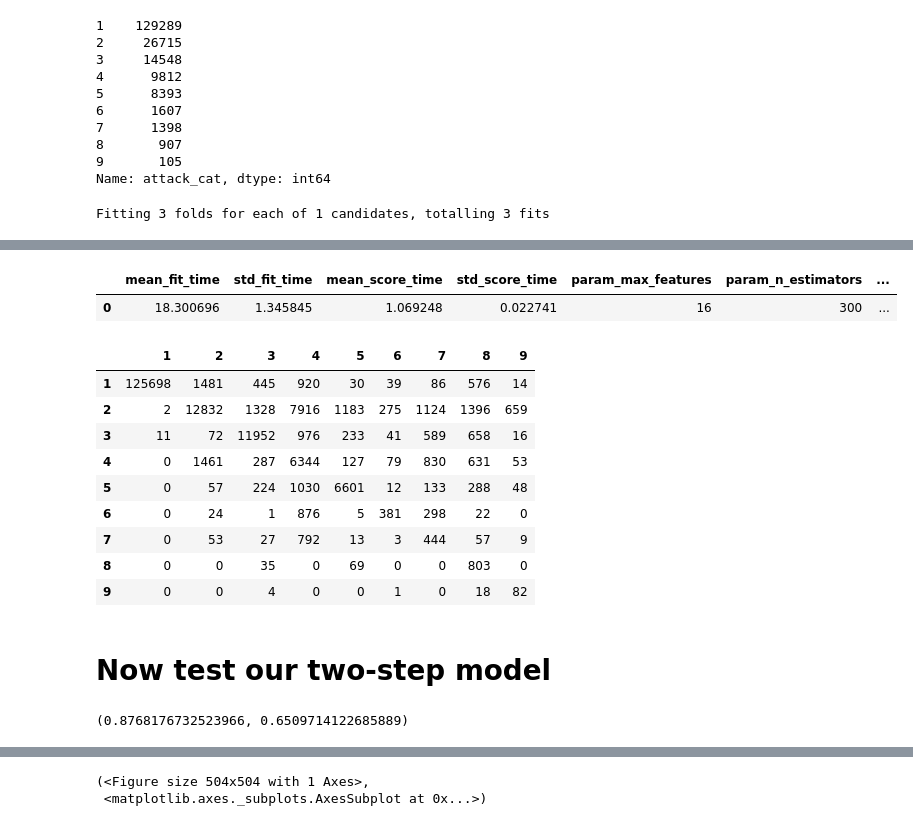
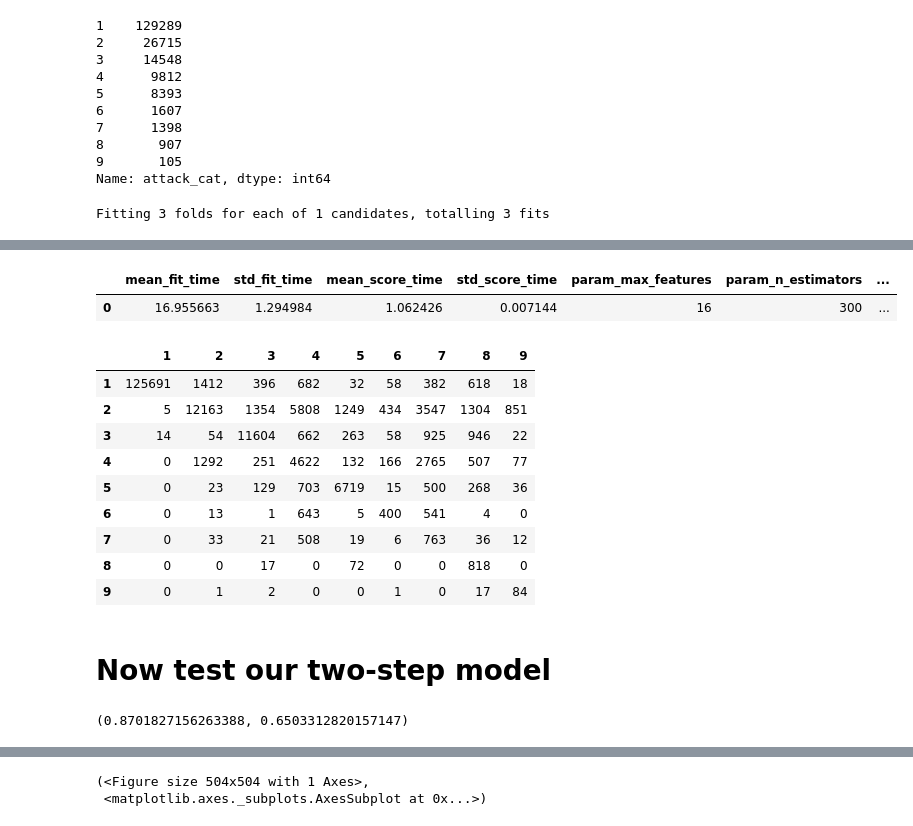
Before and after one commit to j-carson/ml-nids, a Jupyter notebook: src/RandomForestOneThenTen.ipynb, the cells around one changed output, grey strips where cells are left out. Cells and saved outputs as stored; diff of their text form; code cells hidden in the pictures.

```diff
--- a/src/RandomForestOneThenTen.ipynb
+++ b/src/RandomForestOneThenTen.ipynb
@@ -62,0 +65,12 @@ The best random forest from the attack/no-attack case
+# %%
+# The data is so imbalanced, we can
+# throw out half the normal data with no loss of
+# model quality, makes notebook run faster
+normal = df.query('label == 0')
+rows = normal.shape[0]
+rows //= 2
+half_normal = resample(normal, replace=False, n_samples=rows )
+
+attack = df.query('label == 1')
+df = pd.concat([attack, half_normal], axis=0)
+df.shape
@@ -138,35 +157,28 @@ def my_resampler(X, y):
     df = pd.DataFrame(data=np.hstack([y.reshape(-1,1),X]))
 
     value_counts = df.iloc[:,0].value_counts()
-    min_size = int(value_counts.median())
-    max_size = int(1.5 * min_size)
-    max_increase = 40
+    target_size = int(value_counts.median())
+    max_increase = 30
 
     dfs = []
     for label,count in zip(value_counts.index,value_counts.values):
         rows = (df.iloc[:,0] == label)
         subset = df.loc[rows,:]
 
-        if count < min_size:
-            new_size = min_size
-            # don't increase by more than 40X (worms!)
+        if count < target_size:
+            new_size = target_size
+
+            # don't increase by more than max_increase times (worms!)
             if (new_size / count) > max_increase:
                 new_size = count * max_increase
-            # we already did sampling with replacement at the
-            # BaggingClassifier level so only replace here
-            # because we need to upsample
+
             subset = resample(subset,
                               n_samples=new_size,
                               replace=True)
-        elif count > max_size:
-            subset = resample(subset,
-                              n_samples=max_size,
-                              replace=True)
         else:
             subset = resample(subset,
-                             n_samples=count,
+                             n_samples=target_size,
                              replace=True)
-
         dfs.append(subset)
 
     new_df = pd.concat(dfs, axis=0, ignore_index=True)
@@ -212,17 +225,19 @@ Name: attack_cat, dtype: int64
 pipe = imb_make_pipeline(
     FunctionSampler(my_resampler),
     DecisionTreeClassifier(max_depth=7)
+            # TODO: baggingclassifier class doesn't take keywords for grid searching
+            # on the base_estimator hyperparameters. I'm definitely getting better results
+            # by resampling on each tree than once per forest, but grid searching is a pain
+            # need to decompose the pipeline one more time via manual cross_val_score calls
+            # and properly tune my trees
 )
 
-# delete the other options once I know how the
-# grid search turned out so that I don't have to rerun
-# all the models next time
 n_estimators = [ 300 ]
 max_features = [ 16 ]
 
 param_grid = {
     'n_estimators':n_estimators,
-    'max_features':max_features
+    'max_features':max_features,
 }
 clf = BaggingClassifier( base_estimator=pipe,
                         n_jobs=-1,
@@ -247,20 +262,20 @@ Fitting 3 folds for each of 1 candidates, totalling 3 fits
 |  | mean_fit_time | std_fit_time | mean_score_time | std_score_time | param_max_features | param_n_estimators | ... |
-| 0 | 18.300696 | 1.345845 | 1.069248 | 0.022741 | 16 | 300 | ... |
+| 0 | 16.955663 | 1.294984 | 1.062426 | 0.007144 | 16 | 300 | ... |
 # %%
 y_pred = best.predict(X2)
 cm = confusion_matrix(y2, y_pred)
 pd.DataFrame(cm, index=best.best_estimator_.classes_, columns=best.best_estimator_.classes_)
 # %% [output]
 |  | 1 | 2 | 3 | 4 | 5 | 6 | 7 | 8 | 9 |
-| 1 | 125698 | 1481 | 445 | 920 | 30 | 39 | 86 | 576 | 14 |
-| 2 | 2 | 12832 | 1328 | 7916 | 1183 | 275 | 1124 | 1396 | 659 |
-| 3 | 11 | 72 | 11952 | 976 | 233 | 41 | 589 | 658 | 16 |
-| 4 | 0 | 1461 | 287 | 6344 | 127 | 79 | 830 | 631 | 53 |
-| 5 | 0 | 57 | 224 | 1030 | 6601 | 12 | 133 | 288 | 48 |
-| 6 | 0 | 24 | 1 | 876 | 5 | 381 | 298 | 22 | 0 |
-| 7 | 0 | 53 | 27 | 792 | 13 | 3 | 444 | 57 | 9 |
-| 8 | 0 | 0 | 35 | 0 | 69 | 0 | 0 | 803 | 0 |
-| 9 | 0 | 0 | 4 | 0 | 0 | 1 | 0 | 18 | 82 |
+| 1 | 125691 | 1412 | 396 | 682 | 32 | 58 | 382 | 618 | 18 |
+| 2 | 5 | 12163 | 1354 | 5808 | 1249 | 434 | 3547 | 1304 | 851 |
+| 3 | 14 | 54 | 11604 | 662 | 263 | 58 | 925 | 946 | 22 |
+| 4 | 0 | 1292 | 251 | 4622 | 132 | 166 | 2765 | 507 | 77 |
+| 5 | 0 | 23 | 129 | 703 | 6719 | 15 | 500 | 268 | 36 |
+| 6 | 0 | 13 | 1 | 643 | 5 | 400 | 541 | 4 | 0 |
+| 7 | 0 | 33 | 21 | 508 | 19 | 6 | 763 | 36 | 12 |
+| 8 | 0 | 0 | 17 | 0 | 72 | 0 | 0 | 818 | 0 |
+| 9 | 0 | 1 | 2 | 0 | 0 | 1 | 0 | 17 | 84 |
 # %% [markdown]
 # Now test our two-step model
 # %%
@@ -297,7 +312,7 @@ acc = balanced_accuracy_score( y_test_full, y_pred_full,
 # %%
 mat, acc
 # %% [output]
-(0.8768176732523966, 0.6509714122685889)
+(0.8701827156263388, 0.6503312820157147)
 # %%
 cm = confusion_matrix(y_test_full, y_pred_full)
 pd.DataFrame(cm)
```
Also changed, not shown: parts of 11 cells of this notebook, 2 other files.
